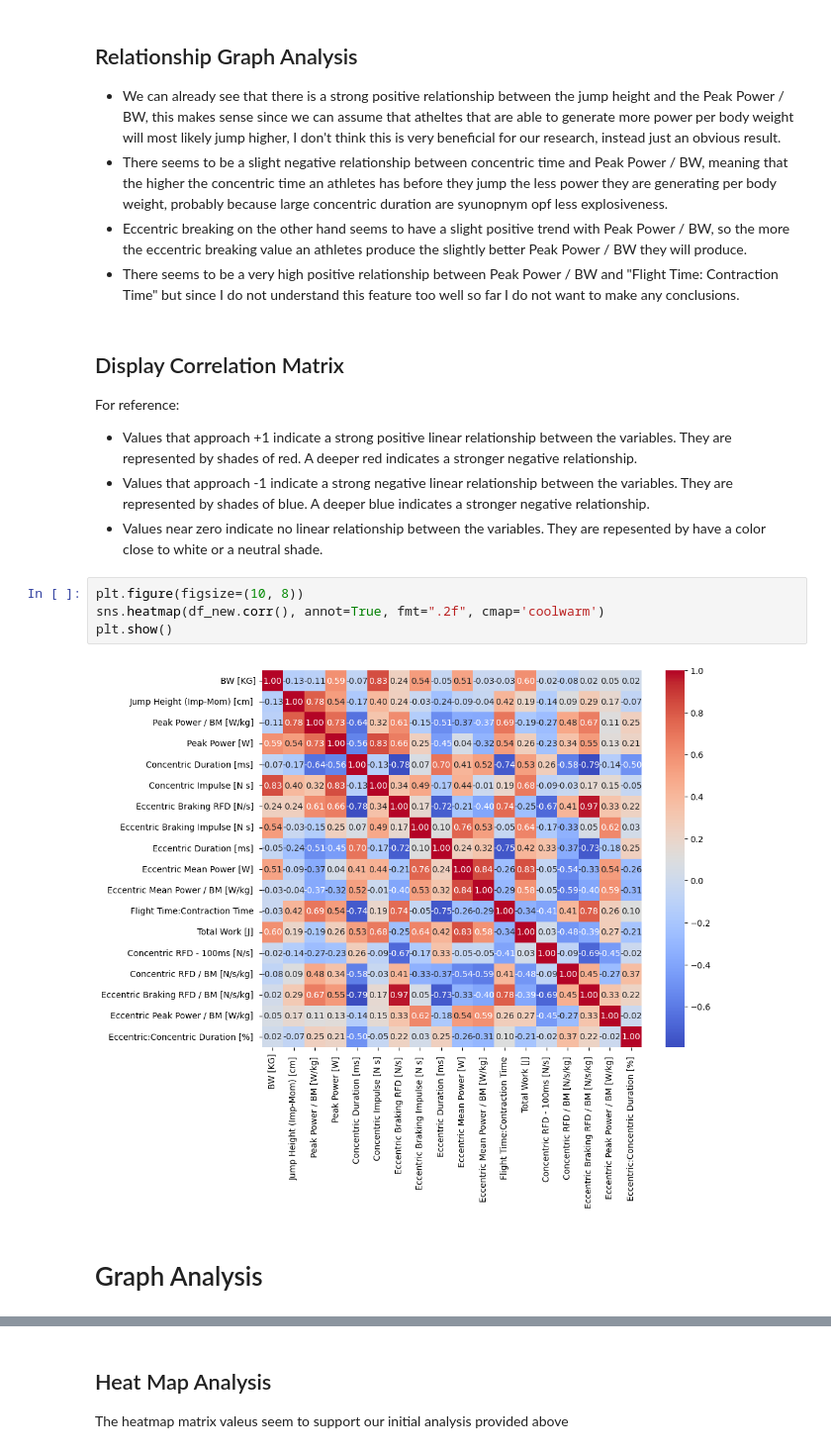
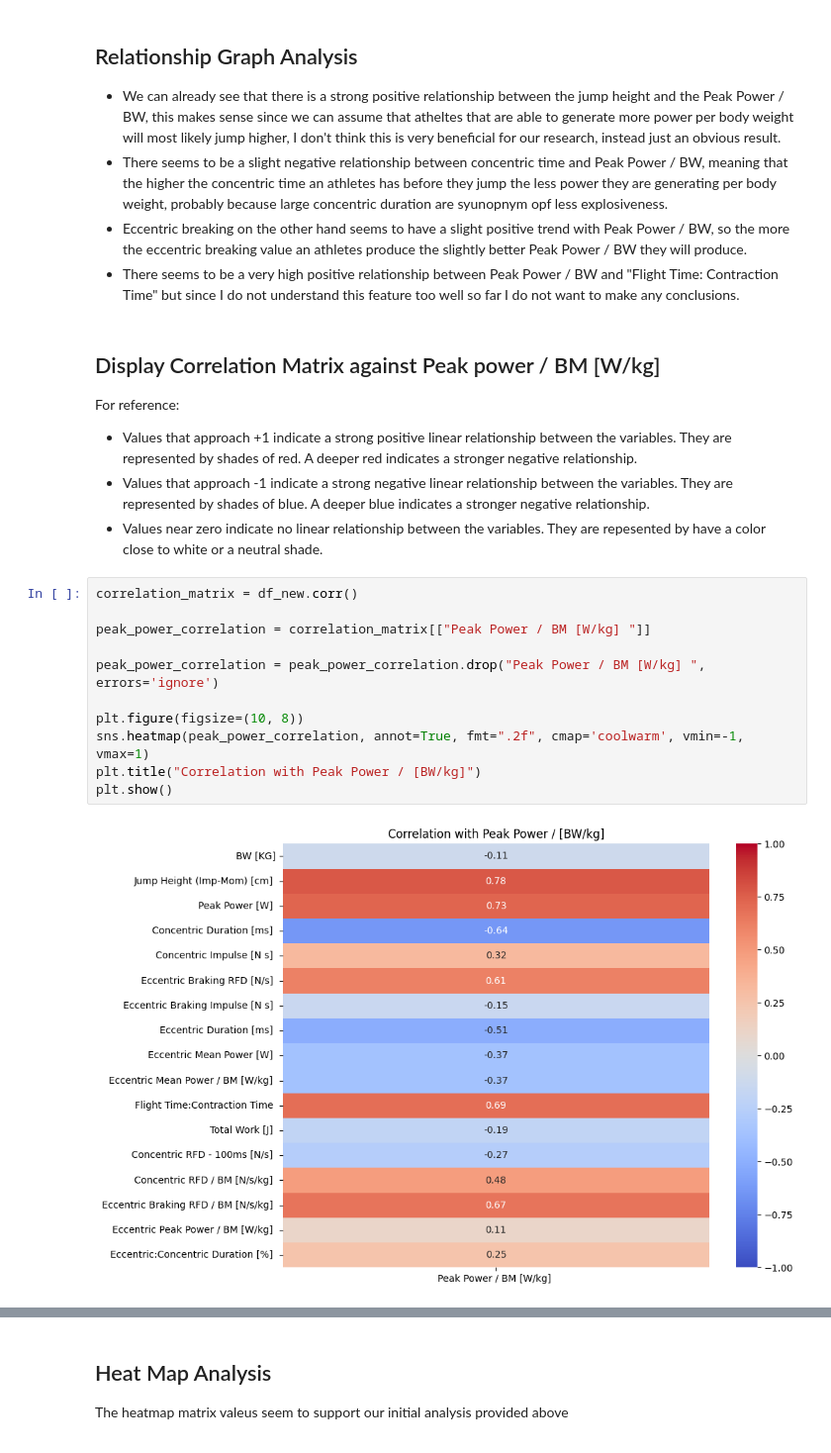
Before and after one commit to G4BE-334/AthletesMachineLearningProject, a Jupyter notebook: MachineLearningProject.ipynb, the cells around one changed output, grey strips where cells are left out. Shown at 99% size. Cells and saved outputs as stored; diff of their text form.

Commit message:
Add analysis, tables

```diff
--- a/MachineLearningProject.ipynb
+++ b/MachineLearningProject.ipynb
@@ -98,18 +98,23 @@ for column in df_new.columns: # plot relationship between feature and target fea
 * Eccentric breaking on the other hand seems to have a slight positive trend with Peak Power / BW, so the more the eccentric breaking value an athletes produce the slightly better Peak Power / BW they will produce.
 * There seems to be a very high positive relationship between Peak Power / BW and "Flight Time: Contraction Time" but since I do not understand this feature too well so far I do not want to make any conclusions.
 # %% [markdown]
-## Display Correlation Matrix
+## Display Correlation Matrix against Peak power / BM [W/kg]
 
 For reference:
 
 - Values that approach +1 indicate a strong positive linear relationship between the variables. They are represented by shades of red. A deeper red indicates a stronger negative relationship.
 - Values that approach -1 indicate a strong negative linear relationship between the variables. They are represented by shades of blue. A deeper blue indicates a stronger negative relationship.
 - Values near zero indicate no linear relationship between the variables. They are repesented by have a color close to white or a neutral shade.
-# %%
-plt.figure(figsize=(10, 8))
-sns.heatmap(df_new.corr(), annot=True, fmt=".2f", cmap='coolwarm')
-plt.show()
-# %% [output]
-[figure, removed]
-# %% [markdown]
-# Graph Analysis
+# %%
+correlation_matrix = df_new.corr()
+
+peak_power_correlation = correlation_matrix[["Peak Power / BM [W/kg] "]]
+
+peak_power_correlation = peak_power_correlation.drop("Peak Power / BM [W/kg] ", errors='ignore')
+
+plt.figure(figsize=(10, 8))
+sns.heatmap(peak_power_correlation, annot=True, fmt=".2f", cmap='coolwarm', vmin=-1, vmax=1)
+plt.title("Correlation with Peak Power / [BW/kg]")
+plt.show()
+# %% [output]
+[figure, added]
```
Also changed, not shown: parts of 3 cells of this notebook.
